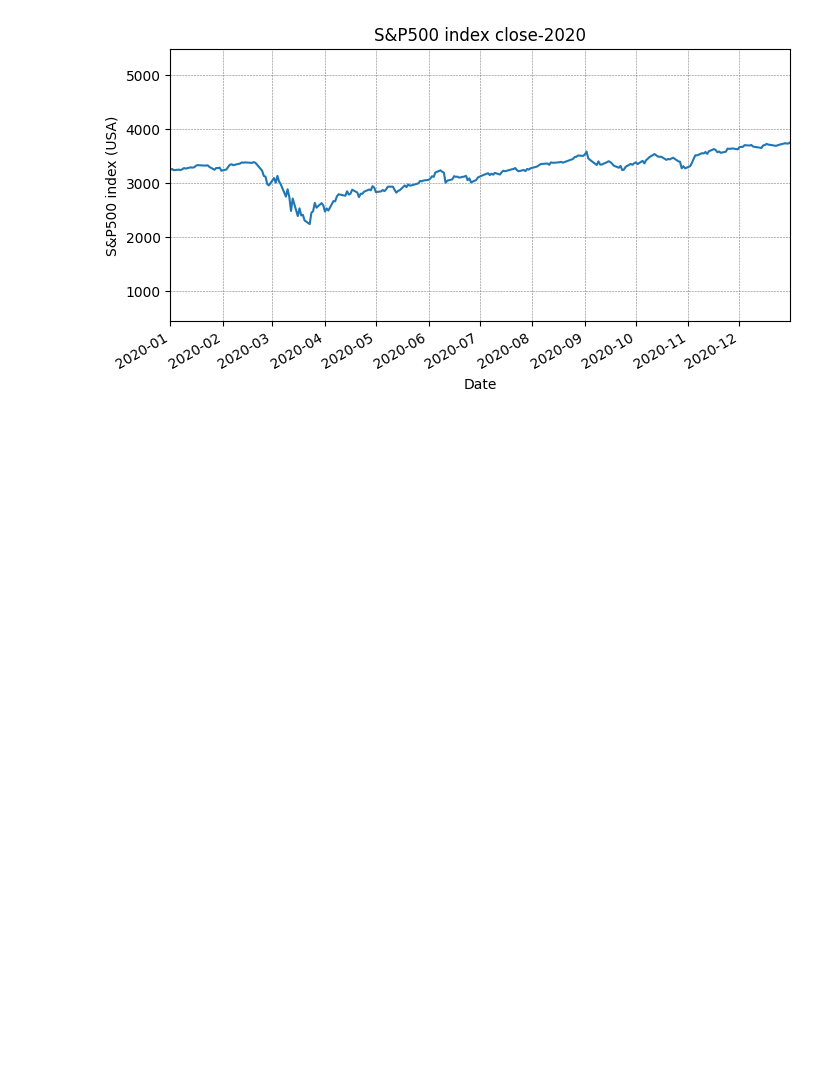
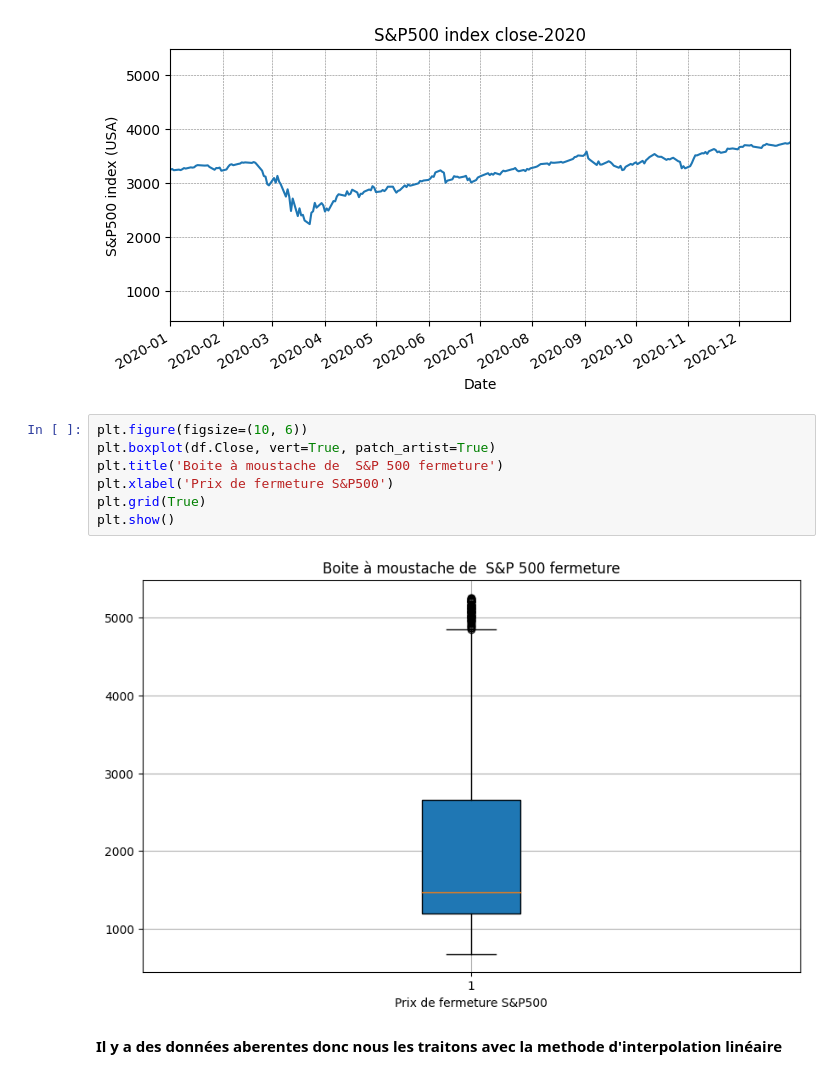
Before and after one commit to Boubacar5400/Mon_projet_ML, a Jupyter notebook: Mon_projet_Final.ipynb, the cells around one changed output. Saved outputs shown, nothing was run; the diff lists cells and outputs as text; blank space fills up the shorter version.

```diff
--- a/Mon_projet_Final.ipynb
+++ b/Mon_projet_Final.ipynb
@@ -103,3 +102,14 @@ plt.xlim('2020-01-01', '2020-12-31')
 plt.show()
 # %% [output]
 [figure]
+# %%
+plt.figure(figsize=(10, 6))
+plt.boxplot(df.Close, vert=True, patch_artist=True)
+plt.title('Boite à moustache de  S&P 500 fermeture')
+plt.xlabel('Prix de fermeture S&P500')
+plt.grid(True)
+plt.show()
+# %% [output]
+[figure, added]
+# %% [markdown]
+**Il y a des données aberentes donc nous les traitons avec la methode d'interpolation linéaire**
```
Also changed, not shown: parts of 82 cells of this notebook.
